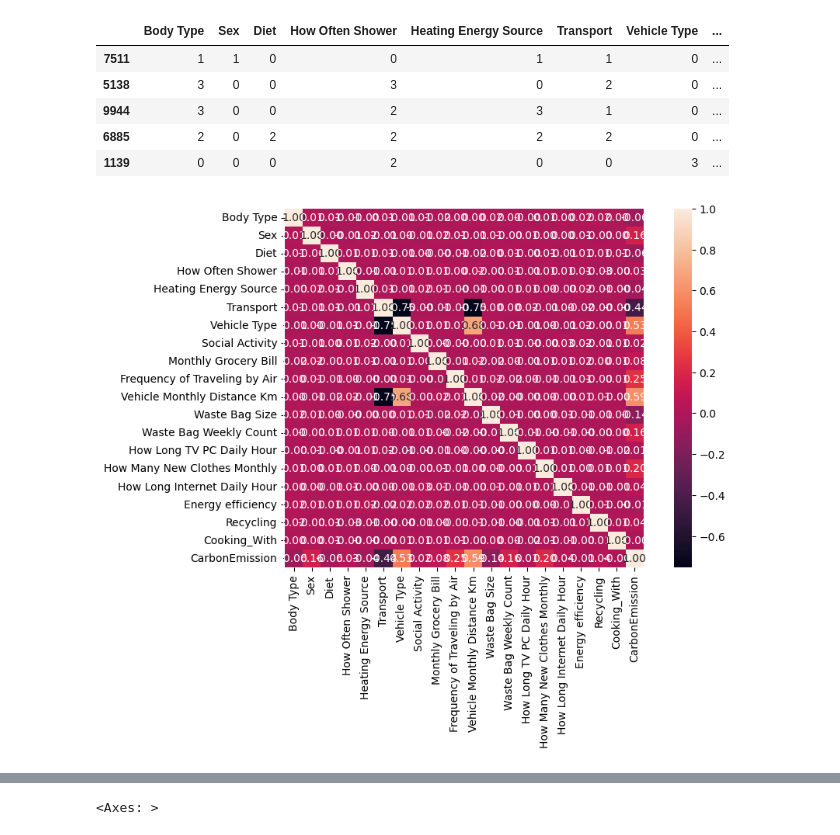
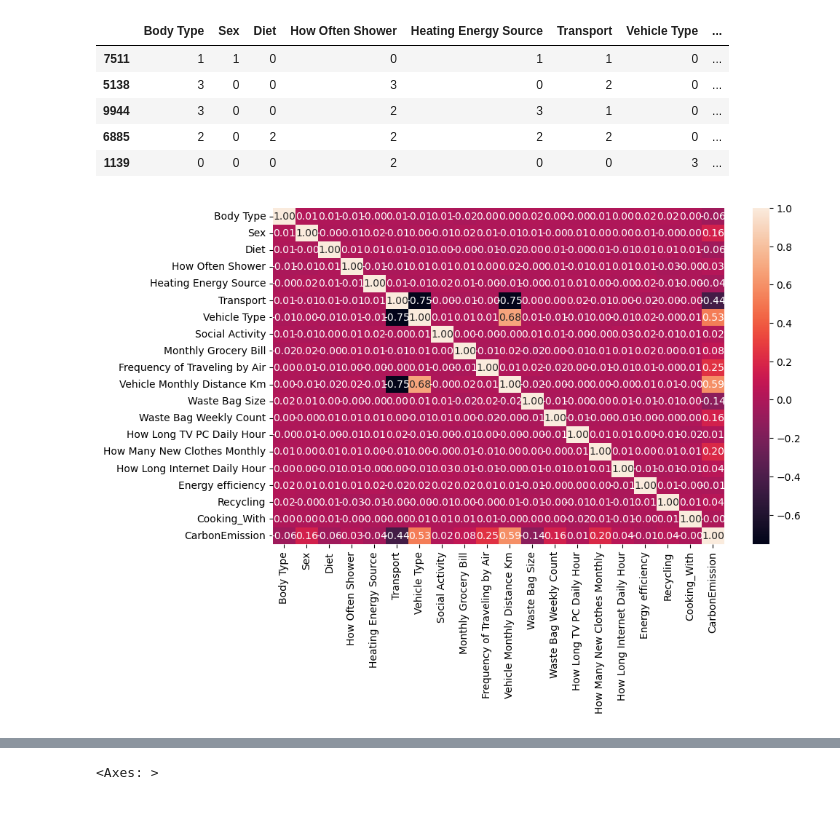
Before and after one commit to cph-oo221/Dat4-BI-Exam, a Jupyter notebook: Main.ipynb, the cells around one changed output, grey strips where cells are left out. Saved outputs shown, nothing was run; the diff lists cells and outputs as text; code cells hidden in the pictures.

```diff
--- a/Main.ipynb
+++ b/Main.ipynb
@@ -188,7 +193,7 @@ corr_matrix = df_numeric.corr()
 # %%
 # Heatmap that can show correlation between:
 plt.figure(figsize=(10,6))
-sns.heatmap(corr_matrix, annot=True, square=True, fmt=".2f")
+sns.heatmap(corr_matrix, annot=True, fmt=".2f")
 plt.show()
 # %% [output]
-[figure, old version]
+[figure, new version]
```
Also changed, not shown: parts of 19 cells of this notebook.
